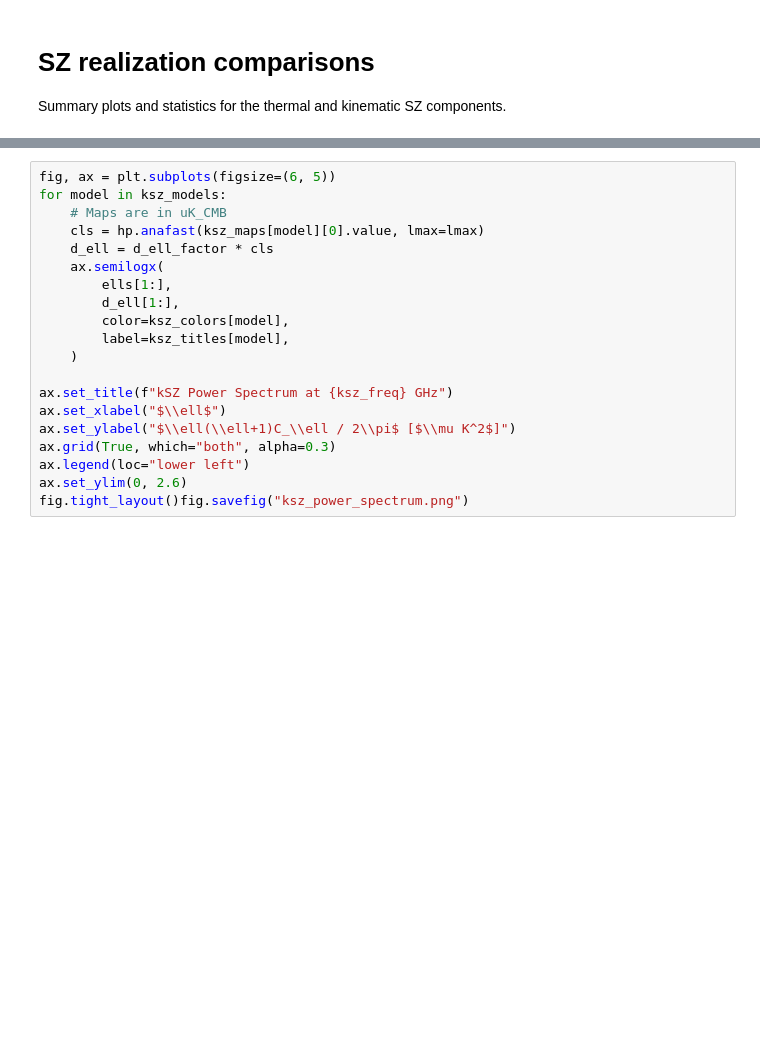
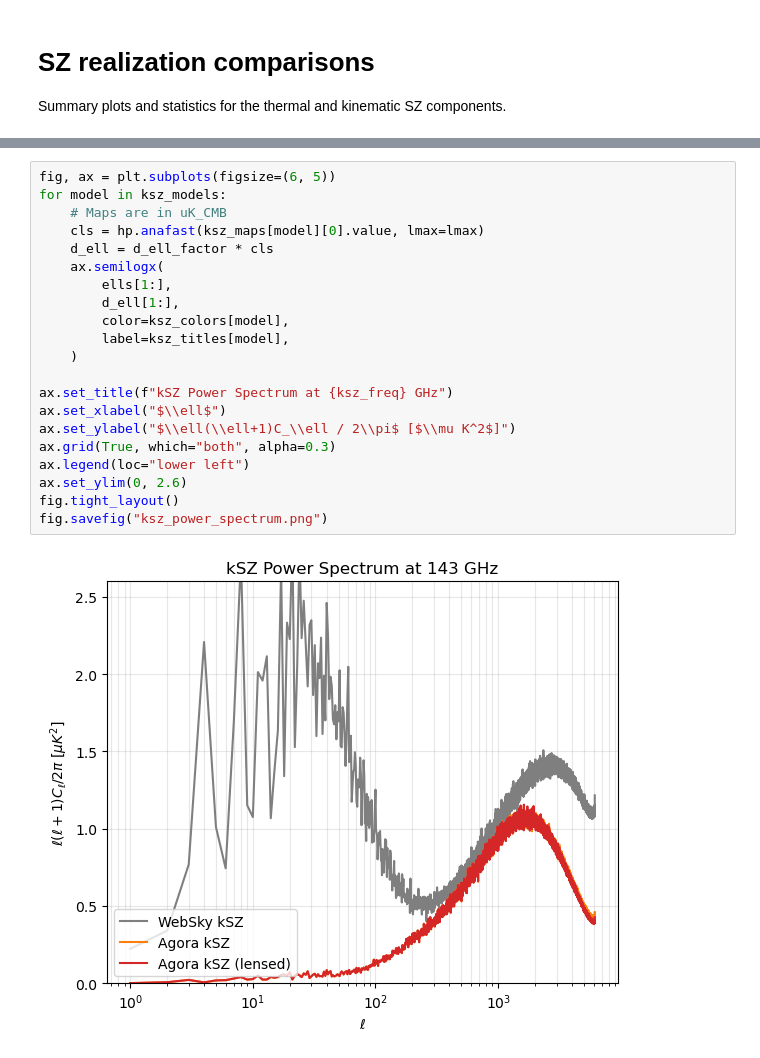
Before and after one commit to galsci/pysm, a Jupyter notebook: docs/preprocess-templates/verify_templates/compare_websky_agora_sz.ipynb, the cells around one changed output, grey strips where cells are left out. Drawn from its saved outputs; the diff is of its cells as text; blank space fills up the shorter version.

```diff
--- a/docs/preprocess-templates/verify_templates/compare_websky_agora_sz.ipynb
+++ b/docs/preprocess-templates/verify_templates/compare_websky_agora_sz.ipynb
@@ -297,23 +332,26 @@ We document these differences here to ensure users are aware of the modeling cho
 # %%
 fig, ax = plt.subplots(figsize=(6, 5))
 for model in ksz_models:
     # Maps are in uK_CMB
     cls = hp.anafast(ksz_maps[model][0].value, lmax=lmax)
     d_ell = d_ell_factor * cls
     ax.semilogx(
         ells[1:],
         d_ell[1:],
         color=ksz_colors[model],
         label=ksz_titles[model],
     )
 
 ax.set_title(f"kSZ Power Spectrum at {ksz_freq} GHz")
 ax.set_xlabel("$\\ell$")
 ax.set_ylabel("$\\ell(\\ell+1)C_\\ell / 2\\pi$ [$\\mu K^2$]")
 ax.grid(True, which="both", alpha=0.3)
 ax.legend(loc="lower left")
 ax.set_ylim(0, 2.6)
-fig.tight_layout()fig.savefig("ksz_power_spectrum.png")
+fig.tight_layout()
+fig.savefig("ksz_power_spectrum.png")
+# %% [output]
+[figure, added]
 # %%
 # Create composite plots for report
 import matplotlib.image as mpimg
```
Also changed, not shown: parts of 10 cells of this notebook.
